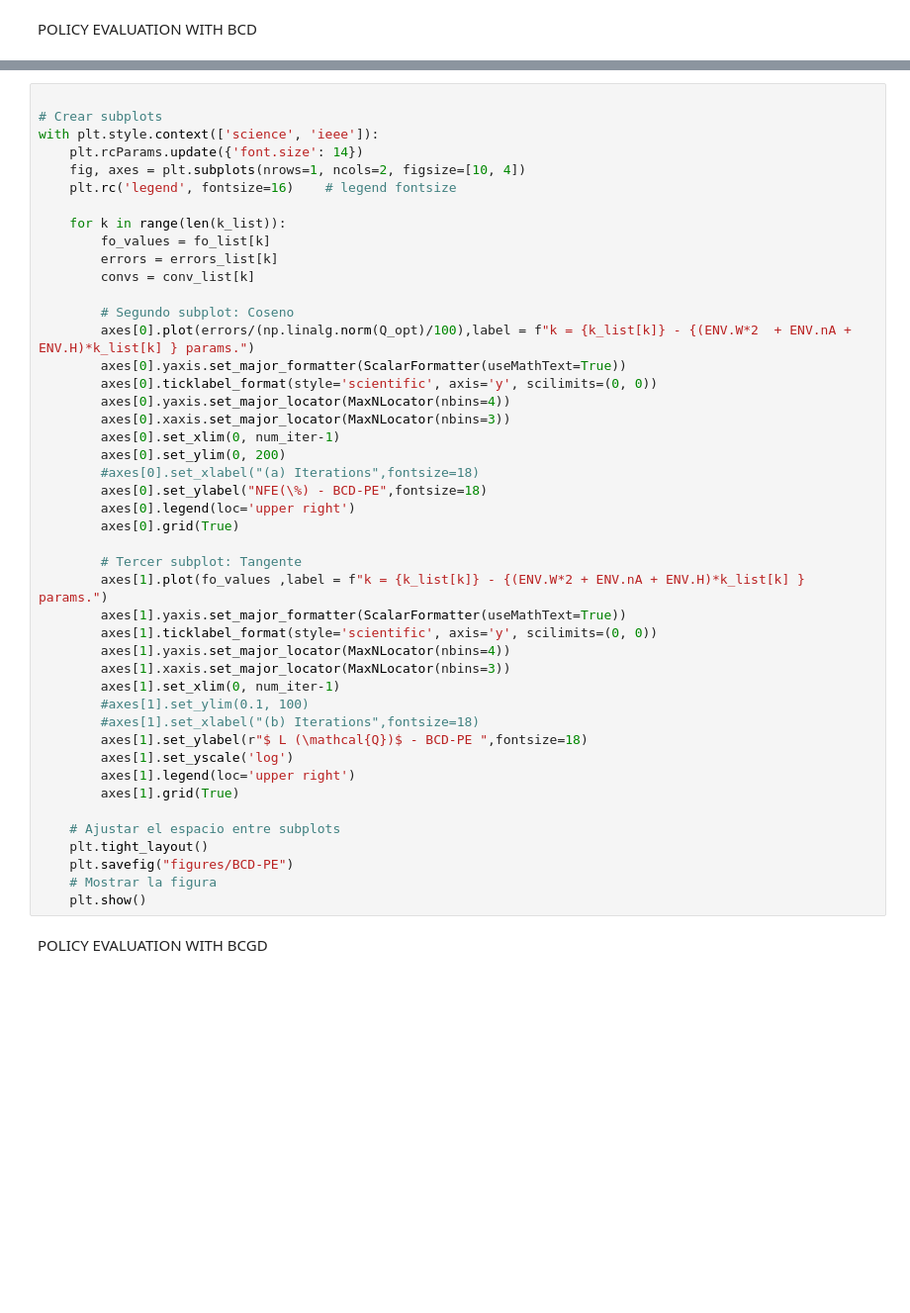
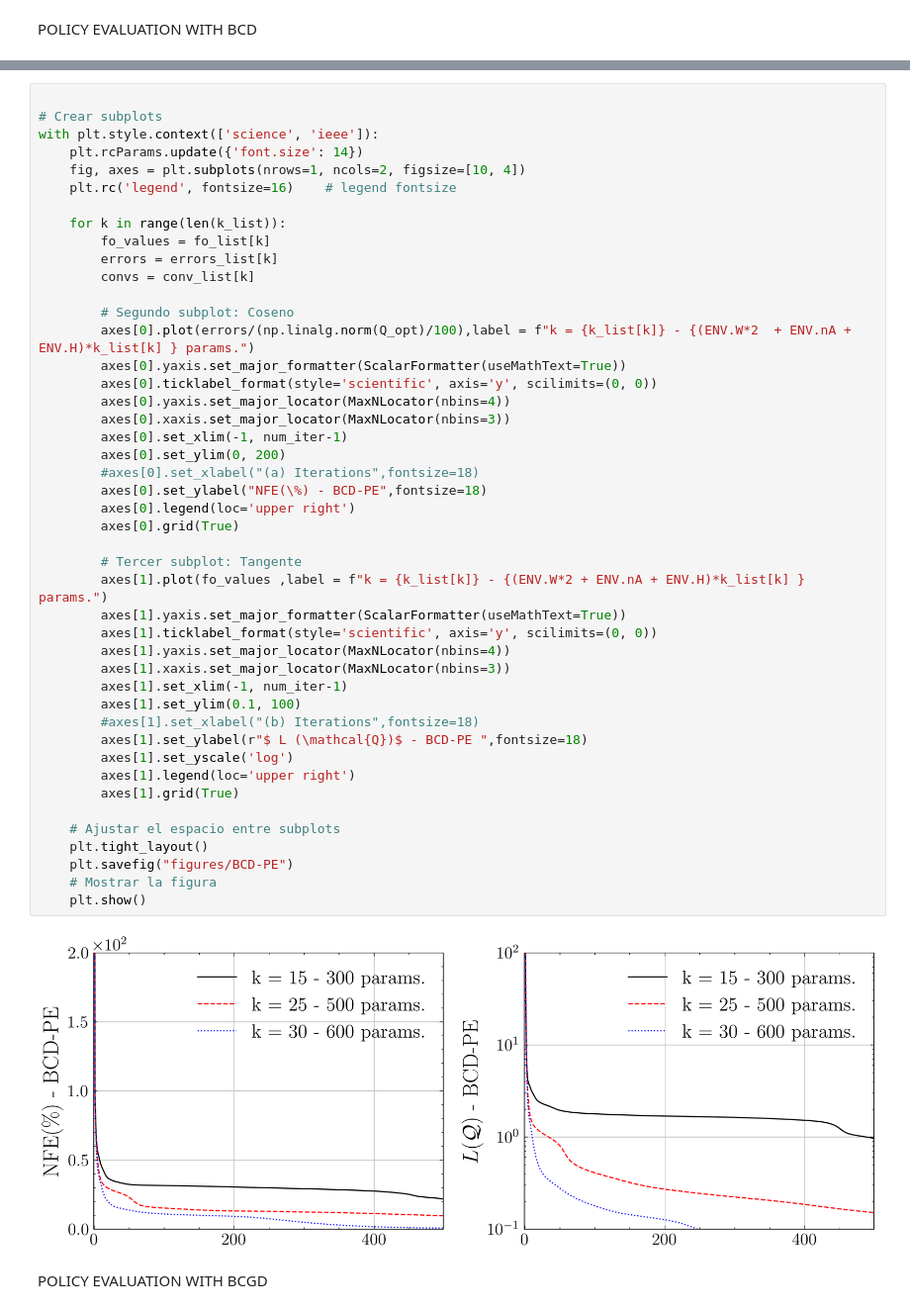
Before and after one commit to sergiorozada12/fhtlr-opt-learning, a Jupyter notebook: experiments.ipynb, the cells around one changed output, grey strips where cells are left out. Shown at 99% size. Drawn from its saved outputs; the diff is of its cells as text; blank space fills up the shorter version.

```diff
--- a/experiments.ipynb
+++ b/experiments.ipynb
@@ -98,36 +98,38 @@ with plt.style.context(['science', 'ieee']):
 
         # Segundo subplot: Coseno
         axes[0].plot(errors/(np.linalg.norm(Q_opt)/100),label = f"k = {k_list[k]} - {(ENV.W*2  + ENV.nA + ENV.H)*k_list[k] } params.")
         axes[0].yaxis.set_major_formatter(ScalarFormatter(useMathText=True))
         axes[0].ticklabel_format(style='scientific', axis='y', scilimits=(0, 0))
         axes[0].yaxis.set_major_locator(MaxNLocator(nbins=4))
         axes[0].xaxis.set_major_locator(MaxNLocator(nbins=3))
-        axes[0].set_xlim(0, num_iter-1)
+        axes[0].set_xlim(-1, num_iter-1)
         axes[0].set_ylim(0, 200)
         #axes[0].set_xlabel("(a) Iterations",fontsize=18)
         axes[0].set_ylabel("NFE(\%) - BCD-PE",fontsize=18)
         axes[0].legend(loc='upper right')
         axes[0].grid(True)
 
         # Tercer subplot: Tangente
         axes[1].plot(fo_values ,label = f"k = {k_list[k]} - {(ENV.W*2 + ENV.nA + ENV.H)*k_list[k] } params.")
         axes[1].yaxis.set_major_formatter(ScalarFormatter(useMathText=True))
         axes[1].ticklabel_format(style='scientific', axis='y', scilimits=(0, 0))
         axes[1].yaxis.set_major_locator(MaxNLocator(nbins=4))
         axes[1].xaxis.set_major_locator(MaxNLocator(nbins=3))
-        axes[1].set_xlim(0, num_iter-1)
-        #axes[1].set_ylim(0.1, 100)
+        axes[1].set_xlim(-1, num_iter-1)
+        axes[1].set_ylim(0.1, 100)
         #axes[1].set_xlabel("(b) Iterations",fontsize=18)
         axes[1].set_ylabel(r"$ L (\mathcal{Q})$ - BCD-PE ",fontsize=18)
         axes[1].set_yscale('log')
         axes[1].legend(loc='upper right')
         axes[1].grid(True)
 
     # Ajustar el espacio entre subplots
     plt.tight_layout()
     plt.savefig("figures/BCD-PE")
     # Mostrar la figura
     plt.show()
+# %% [output]
+[figure, added]
 # %% [markdown]
 POLICY EVALUATION WITH BCGD
 # %%
```
Also changed, not shown: parts of 16 cells of this notebook, 25 other files.
